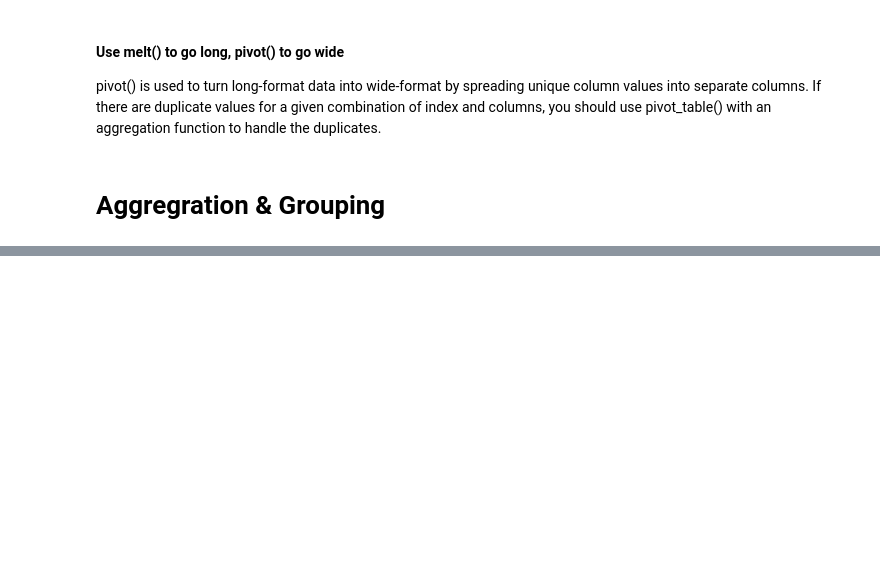
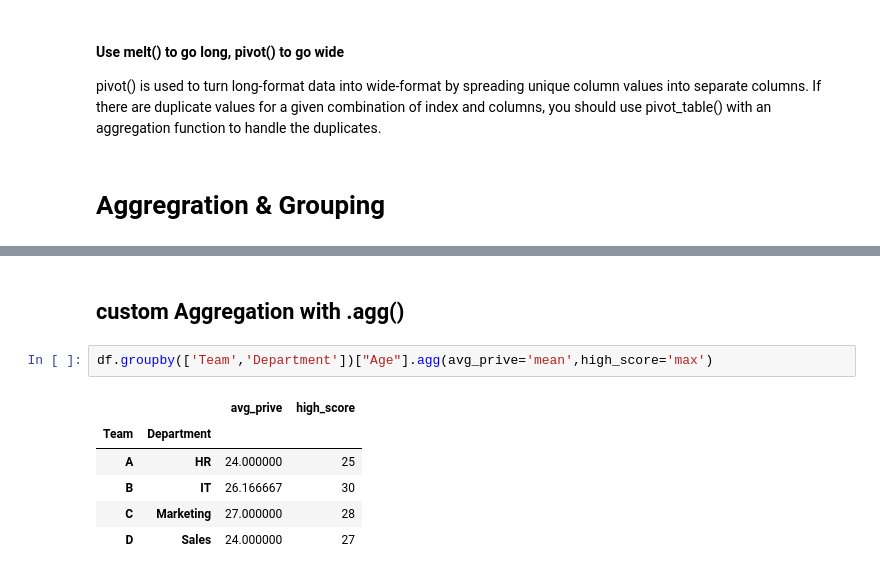
Before and after one commit to pankajvshnv/Data-Science, a Jupyter notebook: numpy.ipynb, the cells around one changed output, grey strips where cells are left out. Saved outputs shown, nothing was run; the diff lists cells and outputs as text; blank space fills up the shorter version.

```diff
--- a/numpy.ipynb
+++ b/numpy.ipynb
@@ -1971,0 +2061,11 @@ If there are duplicate values for a given combination of index and columns, you
+# %% [markdown]
+## custom Aggregation with .agg()
+# %%
+df.groupby(['Team','Department'])["Age"].agg(avg_prive='mean',high_score='max')
+# %% [output]
+|  |  | avg_prive | high_score |
+| Team | Department |  |  |
+| A | HR | 24.000000 | 25 |
+| B | IT | 26.166667 | 30 |
+| C | Marketing | 27.000000 | 28 |
+| D | Sales | 24.000000 | 27 |
```
Also changed, not shown: parts of 19 cells of this notebook.
